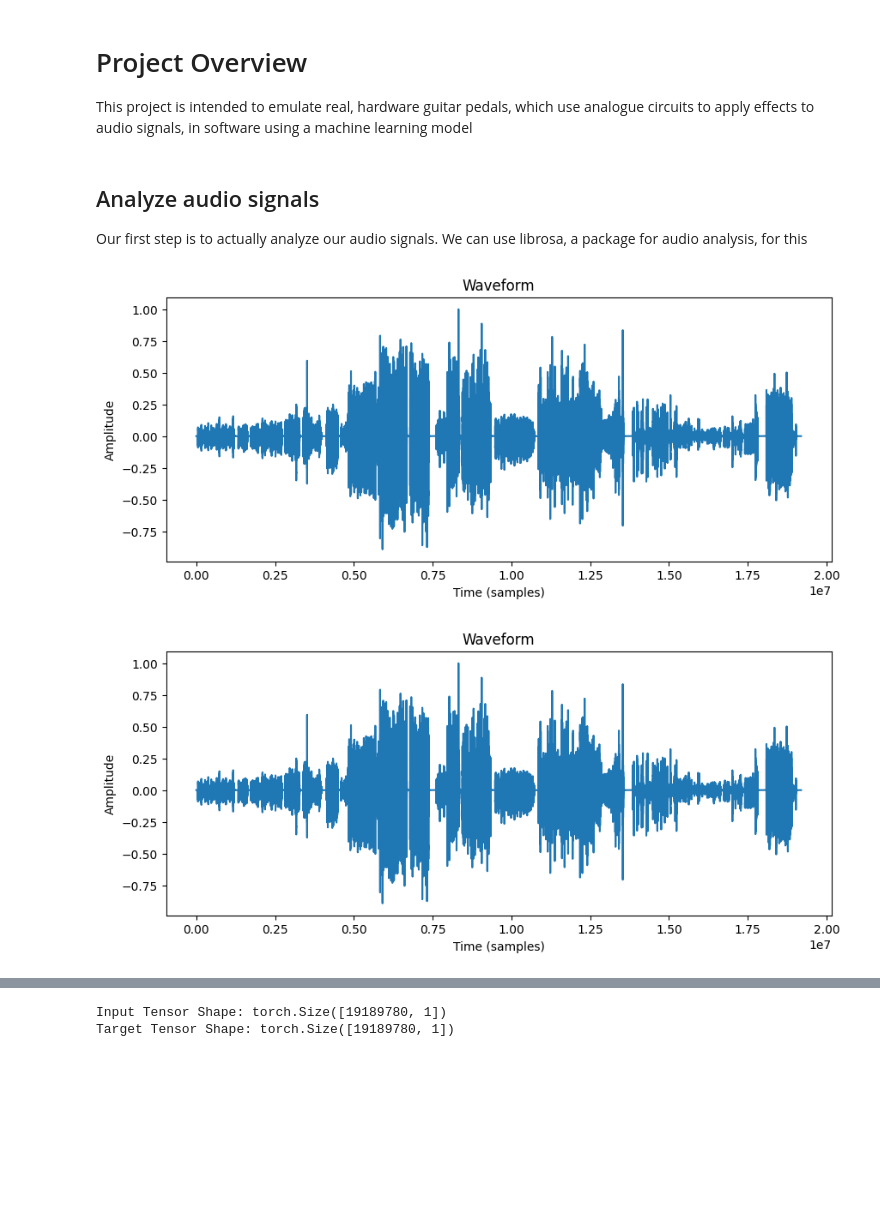
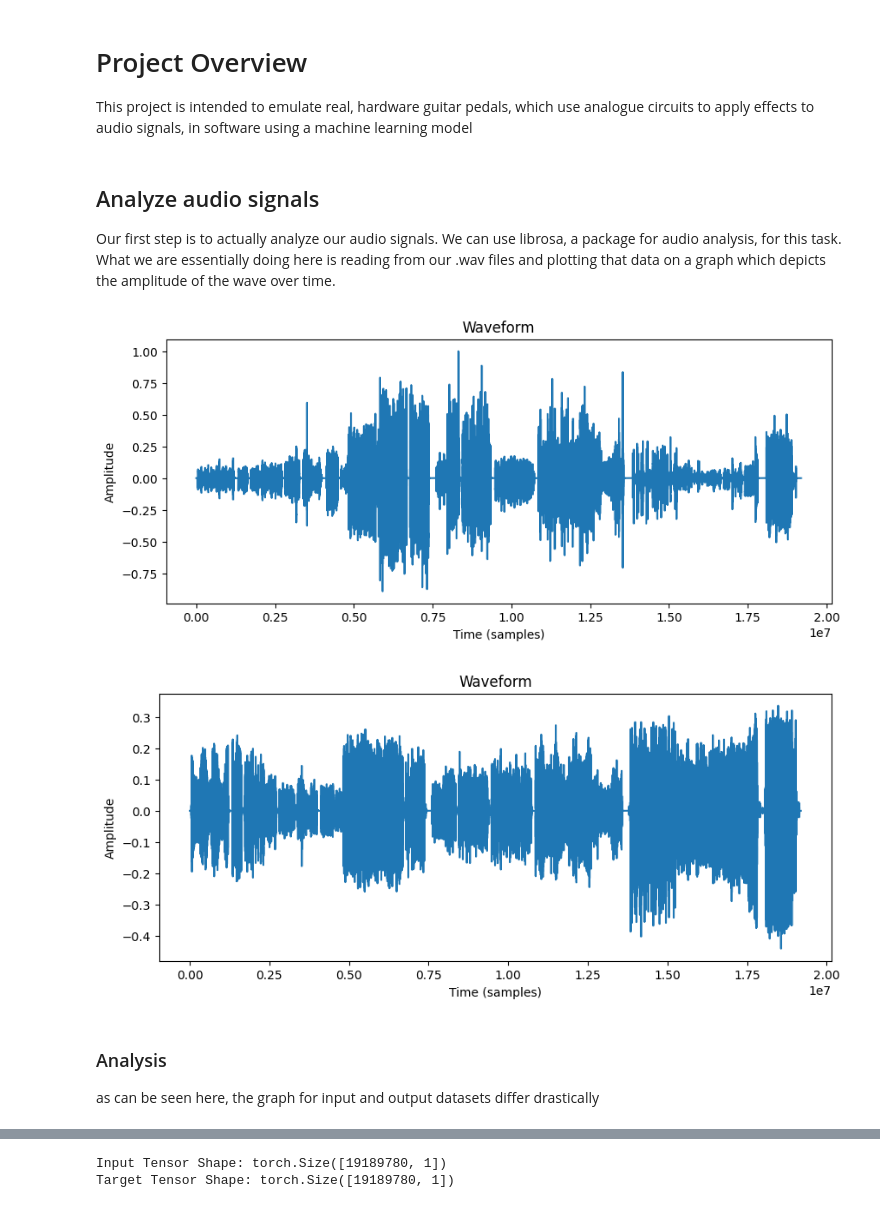
Before and after one commit to KshitijKapoor8/guitar-pedal-ml, a Jupyter notebook: main.ipynb, the cells around one changed output, grey strips where cells are left out. Cells and saved outputs as stored; diff of their text form; code cells hidden in the pictures; blank space fills up the shorter version.

Commit message:
fixed waveforms in data exploration and made model class, have to now run algo to train model

```diff
--- a/main.ipynb
+++ b/main.ipynb
@@ -15,28 +16,31 @@ import typing
 This project is intended to emulate real, hardware guitar pedals, which use analogue circuits to apply effects to audio signals, in software using a machine learning model
 # %% [markdown]
 ## Analyze audio signals
-Our first step is to actually analyze our audio signals. We can use librosa, a package for audio analysis, for this
+Our first step is to actually analyze our audio signals. We can use librosa, a package for audio analysis, for this task. What we are essentially doing here is reading from our .wav files and plotting that data on a graph which depicts the amplitude of the wave over time.
 # %%
 # data exploration to expand on later
 
 def load_audio(file_path: str) -> tuple:
-    audio_signal, sampling_rate = librosa.load(INPUT_FILE_PATH, sr=None)
+    audio_signal, sampling_rate = librosa.load(file_path, sr=None)
     return audio_signal, sampling_rate
 
 def plot_waveform(wave: np.ndarray) -> None:
     # Plot the waveform
     plt.figure(figsize=(10, 4))
     plt.plot(wave)
     plt.title("Waveform")
     plt.xlabel("Time (samples)")
     plt.ylabel("Amplitude")
     plt.show()
 
 inp_audio_signal, inp_sampling_rate = load_audio("./data/ML_Pedal_Input.wav")
 out_audio_signal, out_sampling_rate = load_audio("./data/ML_Pedal_Output.wav")
 
 plot_waveform(inp_audio_signal)
 plot_waveform(out_audio_signal)
 # %% [output]
 [figure]
-[figure, old version]
+[figure, new version]
+# %% [markdown]
+### Analysis
+as can be seen here, the graph for input and output datasets differ drastically
```
Also changed, not shown: parts of 4 cells of this notebook.
